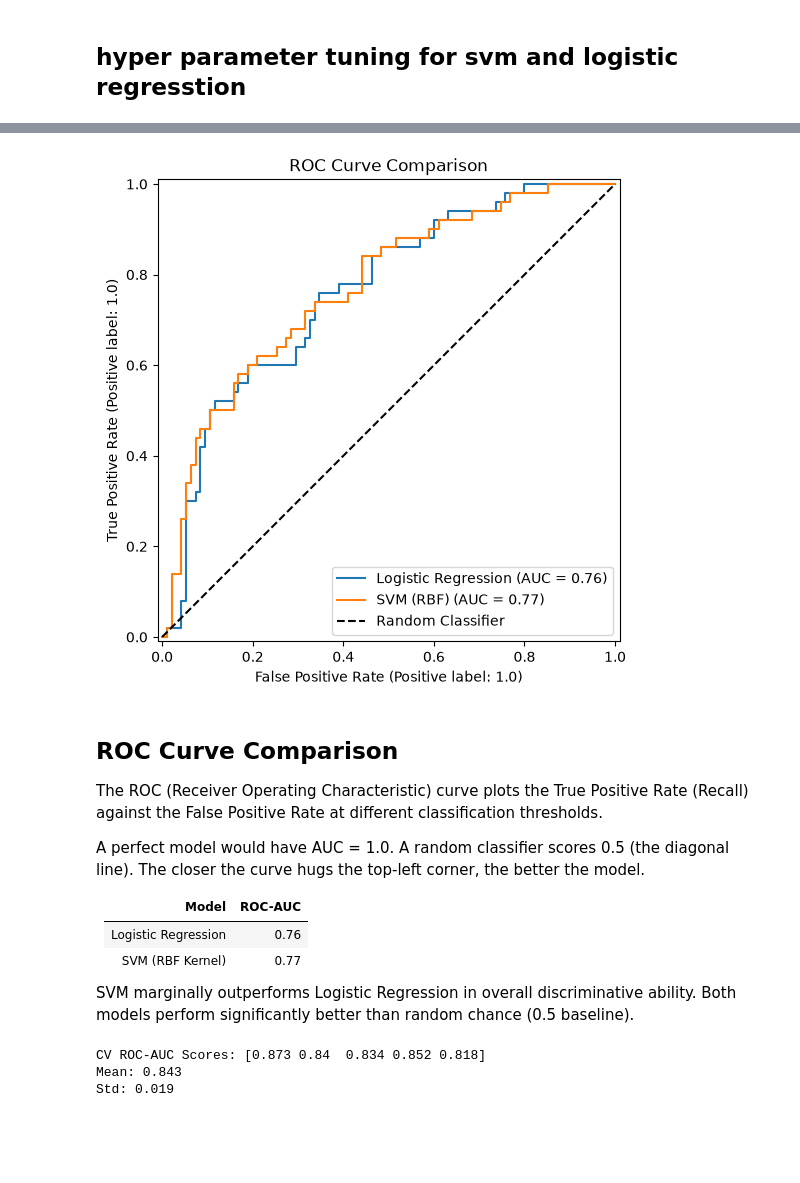
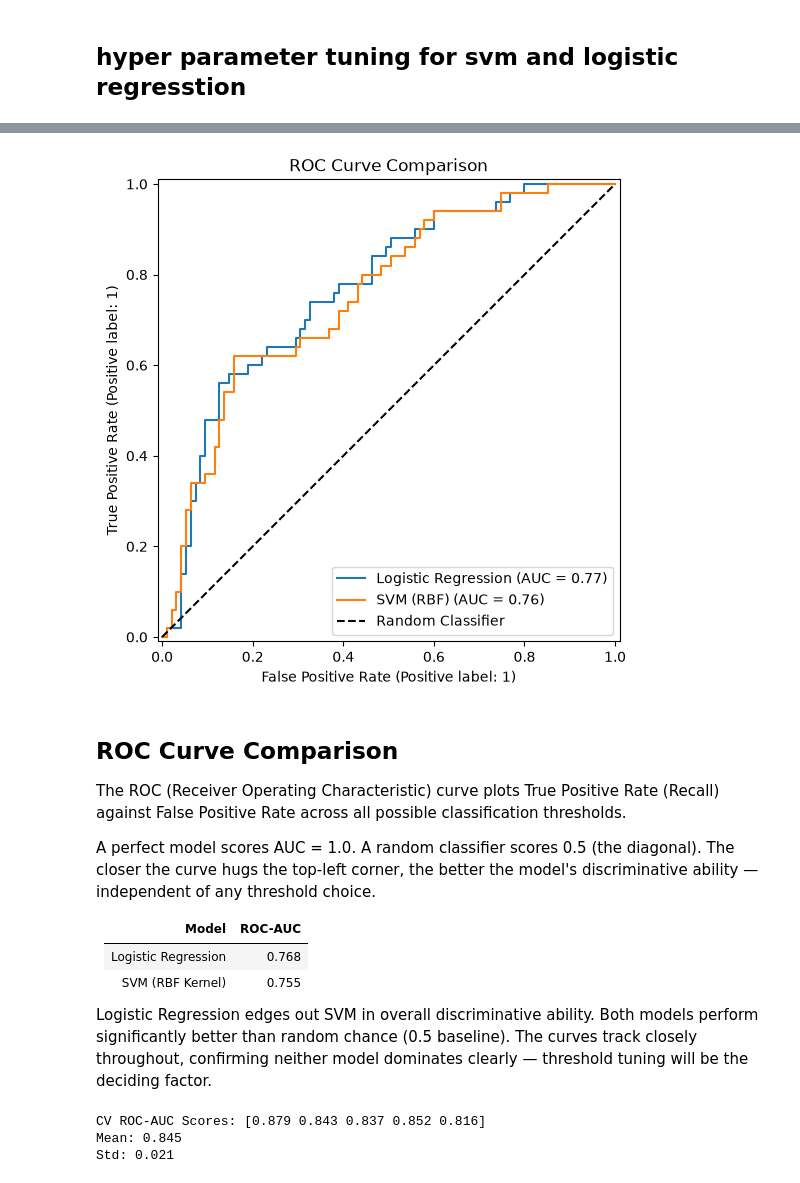
Before and after one commit to sachinadk2011/diabetes-classification-model, a Jupyter notebook: diabetes.ipynb, the cells around one changed output, grey strips where cells are left out. Cells and saved outputs as stored; diff of their text form; code cells hidden in the pictures; blank space fills up the shorter version.

```diff
--- a/diabetes.ipynb
+++ b/diabetes.ipynb
@@ -642,14 +720,5 @@ Name: count, dtype: int64
 # %%
-x_train, x_test, y_train, y_test = train_test_split(
-    x,
-    y,
-    test_size = 0.2,
-    random_state = 42,
-    stratify = y # stratify to maintain class distribution in train/test split
-)
 
-print("Train size:", x_train.shape)
-print("Test size:", x_test.shape)
 
 # Verify stratification worked
 print("\nTrain target distribution:")
@@ -675,13 +741,14 @@ Name: proportion, dtype: float64
 ## feature scaling , we use StandardScaler, as it is common method to scale the data
 # %%
 from sklearn.linear_model import LogisticRegression, SGDClassifier
-from sklearn.svm import SVC, LinearSVC
+from sklearn.svm import SVC
 from sklearn.neighbors import KNeighborsClassifier
+from sklearn.calibration import CalibratedClassifierCV
 
 models = {
     'Logistic Regression': LogisticRegression(random_state=42, max_iter=1000),
     'KNN':                 KNeighborsClassifier(),
-    'SVM (RBF kernel)':    SVC(probability=True, random_state=42),
+    'SVM (RBF kernel)':    CalibratedClassifierCV(SVC(random_state=42), cv=5),
     'SGD Classifier':      SGDClassifier(loss='log_loss', random_state=42, max_iter=1000)
 }
 
@@ -693,19 +760,17 @@ for name, model in models.items():
         ('model', model)
     ])
 
-    pip.fit(x_train, y_train)
+    pip.fit(x_train_imputed_transformed, y_train)
 
-    y_pred = pip.predict(x_test)
-    y_prob = pip.predict_proba(x_test)[:, 1]
+    y_pred = pip.predict(x_test_imputed_transformed)
+    y_prob = pip.predict_proba(x_test_imputed_transformed)[:, 1]
 
     result.append({
         "model": name,
         "accuracy_score": round(accuracy_score(y_test, y_pred), 2),
         "precision_score": round(precision_score(y_test, y_pred), 2),
         "recall_score": round(recall_score(y_test, y_pred), 2),
-        "recall(Diabetes)" : round(
-            classification_report(y_test, y_pred, output_dict = True)['1.0']['recall'], 3
-        )
+
     })
 
 results_df = pd.DataFrame(result)
@@ -761,17 +840,18 @@ A model that scores high accuracy by mostly predicting class 0 is not useful in
 # for svm
 svm_pipe = Pipeline([
     ("scaler", StandardScaler()),
-    ("model", SVC(probability=True, random_state = 42))
+    ("model", CalibratedClassifierCV(estimator=SVC(random_state=42),
+        cv=5))
 ])
 
 svm_parms = {
-    'model__C':     [0.1, 1, 10, 100],
-    'model__gamma': ['scale', 'auto', 0.01, 0.1],
+    'model__estimator__C':     [0.1, 1, 10, 100],
+    'model__estimator__gamma': ['scale', 'auto', 0.01, 0.1],
 
 }
 
-svm_grid = GridSearchCV(svm_pipe, svm_parms, cv=5, scoring="roc_auc", n_jobs= 1)
-svm_grid.fit(x_train, y_train)
+svm_grid = GridSearchCV(svm_pipe, svm_parms, cv=5, scoring="roc_auc", n_jobs= -1)
+svm_grid.fit(x_train_imputed_transformed, y_train)
 
 print("Best SVM Parameters:", svm_grid.best_params_)
 print("Best SVM ROC AUC : ", round(svm_grid.best_score_, 2))
@@ -791,7 +871,7 @@ lr_parms = {
 
 lr_grid = GridSearchCV(lr_pip, lr_parms, cv=5, scoring="roc_auc", n_jobs=1)
 
-lr_grid.fit(x_train, y_train)
+lr_grid.fit(x_train_imputed_transformed, y_train)
 
 print("Best Logistric Regression Parameters: ", lr_grid.best_params_)
 print("Best Logistric Regression ROC AUC: ", round(lr_grid.best_score_, 2))
@@ -855,46 +935,49 @@ ROC-AUC: 0.77
 # %%
 from sklearn.metrics import RocCurveDisplay
 import matplotlib.pyplot as plt
 
 fig, ax = plt.subplots(figsize=(8, 6))
 
 RocCurveDisplay.from_estimator(
-    lr_grid.best_estimator_, x_test, y_test,
+    lr_grid.best_estimator_, x_test_imputed_transformed, y_test,
     name='Logistic Regression', ax=ax
 )
 
 RocCurveDisplay.from_estimator(
-    svm_grid.best_estimator_, x_test, y_test,
+    svm_grid.best_estimator_, x_test_imputed_transformed, y_test,
     name='SVM (RBF)', ax=ax
 )
 
 ax.plot([0, 1], [0, 1], 'k--', label='Random Classifier')
 ax.set_title('ROC Curve Comparison')
 ax.legend()
 plt.show()
 # %% [output]
-[figure, old version]
+[figure, new version]
 # %% [markdown]
 ## ROC Curve Comparison
 
-The ROC (Receiver Operating Characteristic) curve plots the True Positive Rate (Recall)
-against the False Positive Rate at different classification thresholds.
+The ROC (Receiver Operating Characteristic) curve plots True Positive Rate (Recall)
+against False Positive Rate across all possible classification thresholds.
 
-A perfect model would have AUC = 1.0. A random classifier scores 0.5 (the diagonal line).
-The closer the curve hugs the top-left corner, the better the model.
+A perfect model scores AUC = 1.0. A random classifier scores 0.5 (the diagonal).
+The closer the curve hugs the top-left corner, the better the model's discriminative
+ability — independent of any threshold choice.
 
-| Model | ROC-AUC |
-|---|---|
-| Logistic Regression | 0.76 |
-| SVM (RBF Kernel) | 0.77 |
+| Model               | ROC-AUC |
+|---------------------|---------|
+| Logistic Regression | 0.768   |
+| SVM (RBF Kernel)    | 0.755   |
 
-SVM marginally outperforms Logistic Regression in overall discriminative ability.
-Both models perform significantly better than random chance (0.5 baseline).
+Logistic Regression edges out SVM in overall discriminative ability. Both models
+perform significantly better than random chance (0.5 baseline). The curves track
+closely throughout, confirming neither model dominates clearly — threshold tuning
+will be the deciding factor.
 # %%
 from sklearn.model_selection import cross_val_score
 
 cv_scores = cross_val_score(
-    svm_grid.best_estimator_, x_train, y_train,
+    svm_grid.best_estimator_, x_train_imputed_transformed, y_train,
     cv=5, scoring='roc_auc'
 )
 
@@ -902,7 +985,7 @@ print("CV ROC-AUC Scores:", cv_scores.round(3))
 print("Mean:", cv_scores.mean().round(3))
 print("Std:", cv_scores.std().round(3))
 # %% [output]
-CV ROC-AUC Scores: [0.873 0.84  0.834 0.852 0.818]
-Mean: 0.843
-Std: 0.019
+CV ROC-AUC Scores: [0.879 0.843 0.837 0.852 0.816]
+Mean: 0.845
+Std: 0.021
 # %% [markdown]
```
Also changed, not shown: parts of 44 cells of this notebook.
